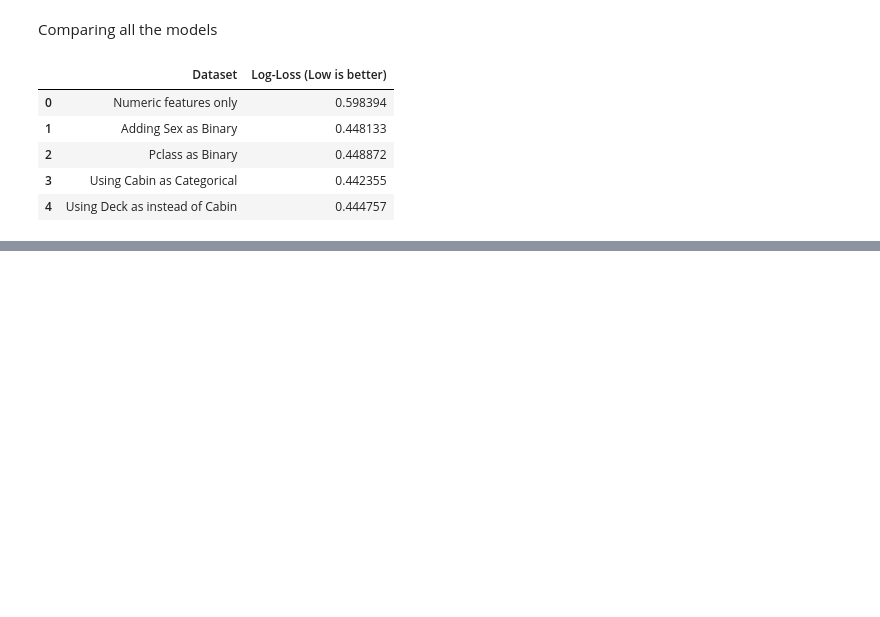
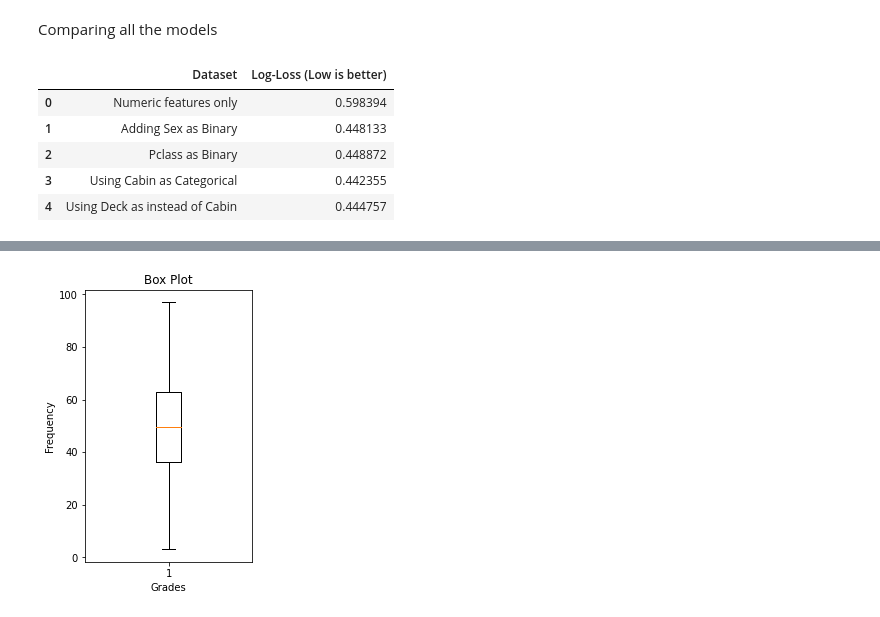
Before and after one commit to arun-jathari/data-science-, a Jupyter notebook: python cheatsheet.ipynb, the cells around one changed output, grey strips where cells are left out. Cells and saved outputs as stored; diff of their text form; code cells hidden in the pictures; blank space fills up the shorter version.

```diff
--- a/python cheatsheet.ipynb
+++ b/python cheatsheet.ipynb
@@ -346,0 +478,11 @@ pd.DataFrame(list,columns=['Dataset','Log-Loss (Low is better)'])
+# %%
+fig = plt.figure(figsize=(3,5))
+
+plt.boxplot(var_data)
+plt.title('Box Plot')
+plt.ylabel('Frequency')
+plt.xlabel('Grades')
+
+plt.show()
+# %% [output]
+[figure, added]
```
Also changed, not shown: parts of 43 cells of this notebook, 3 other files.
